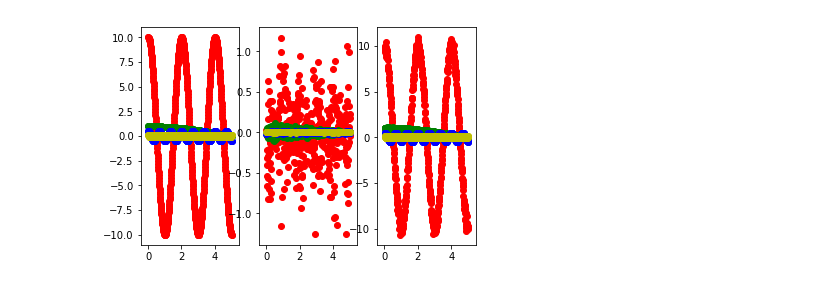
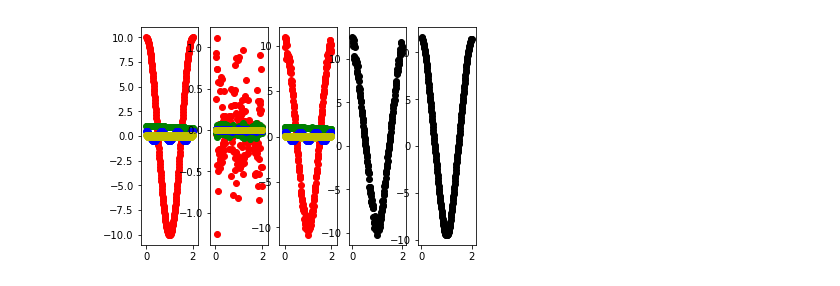
Before and after one commit to gnperdue/PTExperiments, a Jupyter notebook: fnem/data_modeling.ipynb, the cells around one changed output. Drawn from its saved outputs; the diff is of its cells as text; code cells hidden in the pictures.

```diff
--- a/fnem/data_modeling.ipynb
+++ b/fnem/data_modeling.ipynb
@@ -10,0 +13,8 @@ import os
+# %%
+# data amplitudes
+D1AMP, D2AMP, D3AMP, D4AMP = 10.0, 1.0, 0.5, 0.1
+# data update frequencies / pi
+D1FRQ, D2FRQ, D3FRQ, D4FRQ = 1.0, 0.1, 3.0, 10.0
+DTYPE = np.float32
+# noise amplitudes
+N1AMP, N2AMP, N3AMP, N4AMP = 0.05, 0.04, 0.02, 0.01
@@ -11,8 +73,7 @@ import os
 # %%
 class DataGenerator(object):
-    amp = [10.0, 1.0, 0.5, 0.1]
-    frq = [1.0 * np.pi, 0.1 * np.pi, 3.0 * np.pi, 10.0 * np.pi]
-    DTYPE = np.float32
+    amp = np.asarray([D1AMP, D2AMP, D3AMP, D4AMP], dtype=DTYPE)
+    frq = np.pi * np.asarray([D1FRQ, D2FRQ, D3FRQ, D4FRQ], dtype=DTYPE)
 
     def __init__(self, time_step=0.01):
         self.t = 0
@@ -25,19 +86,20 @@ class DataGenerator(object):
             raw_vs.append(
                 DataGenerator.amp[i] * np.cos(DataGenerator.frq[i] * self.t)
             )
-        return np.asarray(raw_vs, dtype=DataGenerator.DTYPE)
+        return np.asarray(raw_vs, dtype=DTYPE)
 
     def step(self):
+        self.t = self.t + self.time_step
         data = self._gen_point()
-        self.t = self.t + self.time_step
         return data
 # %%
 class NoiseModel(object):
-    default_noise_scale = [0.05, 0.04, 0.02, 0.01]
-    DTYPE = np.float32
+    default_noise_scale = [N1AMP, N2AMP, N3AMP, N4AMP]
 
     def __init__(self, drop_probability=0.0, noise_array=None):
-        self.noise = noise_array or NoiseModel.default_noise_scale
+        self.noise = noise_array or np.asarray(
+            NoiseModel.default_noise_scale, dtype=DTYPE
+        )
         assert len(self.noise) == 4
 
     def gen_noise(self, data):
@@ -47,7 +109,7 @@ class NoiseModel(object):
             noise_values.append(
                 self.noise[i] * data[i] * np.random.randn()
             )
-        return np.asarray(noise_values, dtype=NoiseModel.DTYPE)
+        return np.asarray(noise_values, dtype=DTYPE)
 # %%
 dgen = DataGenerator()
 nosgen = NoiseModel()
@@ -63,36 +125,44 @@ m1 = []
 m2 = []
 m3 = []
 m4 = []
+trues = []
+totals = []
 ts = []
-for i in range(500):
+for i in range(200):
     data = dgen.step()
     noise = nosgen.gen_noise(data)
     measured = data + noise
     ts.append(dgen.t)
     for i, a in enumerate([d1, d2, d3, d4]):
         a.append(data[i])
+    trues.append(sum(data))
     for i, n in enumerate([n1, n2, n3, n4]):
         n.append(noise[i])
     for i, m in enumerate([m1, m2, m3, m4]):
         m.append(measured[i])
+    totals.append(sum(measured))
 
-fig = plt.Figure()
-gs = plt.GridSpec(1, 3)
+fig = plt.Figure(figsize=(8, 6))
+gs = plt.GridSpec(1, 5)
 ax1 = plt.subplot(gs[0])
 ax1.scatter(ts, d1, c='r')
 ax1.scatter(ts, d2, c='g')
 ax1.scatter(ts, d3, c='b')
 ax1.scatter(ts, d4, c='y')
 ax2 = plt.subplot(gs[1])
 ax2.scatter(ts, n1, c='r')
 ax2.scatter(ts, n2, c='g')
 ax2.scatter(ts, n3, c='b')
 ax2.scatter(ts, n4, c='y')
 ax3 = plt.subplot(gs[2])
 ax3.scatter(ts, m1, c='r')
 ax3.scatter(ts, m2, c='g')
 ax3.scatter(ts, m3, c='b')
 ax3.scatter(ts, m4, c='y')
+ax4 = plt.subplot(gs[3])
+ax4.scatter(ts, totals, c='k')
+ax5 = plt.subplot(gs[4])
+ax5.scatter(ts, trues, c='k')
 plt.show()
 # %% [output]
-[figure, old version]
+[figure, new version]
```
Also changed, not shown: parts of 14 cells of this notebook.
